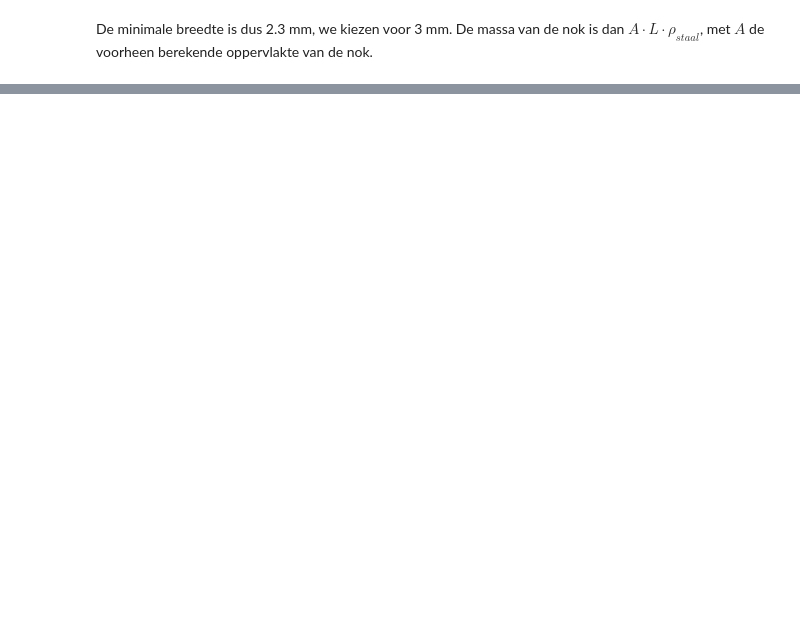
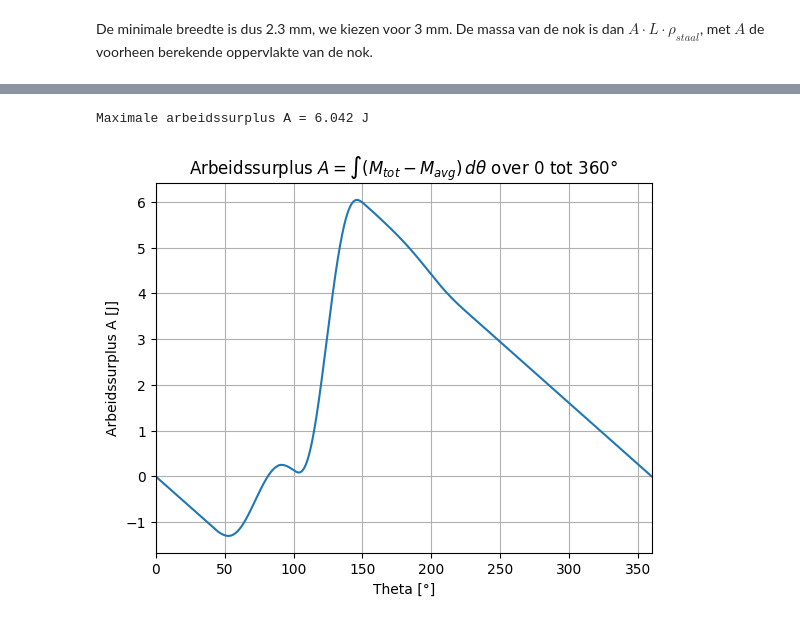
Before and after one commit to Ludopedia/Bewegingen---Emmanuel-en-Ludovic, a Jupyter notebook: Algoritme-nok-ontwerp - n°22 toegepast.ipynb, the cells around one changed output, grey strips where cells are left out. Drawn from its saved outputs; the diff is of its cells as text; code cells hidden in the pictures; blank space fills up the shorter version.

```diff
--- a/Algoritme-nok-ontwerp - n°22 toegepast.ipynb
+++ b/Algoritme-nok-ontwerp - n°22 toegepast.ipynb
@@ -1015,0 +1010,18 @@ Gemiddeld koppel over de cyclus: 1.54 Nm
+# %%
+A = np.zeros_like(theta)
+torque_diff = T_tot - T_avg
+A[1:] = np.cumsum((torque_diff[:-1] + torque_diff[1:]) / 2 * np.diff(theta))
+
+plt.figure()
+plt.plot(theta_deg, A)
+plt.xlabel('Theta [°]')
+plt.ylabel('Arbeidssurplus A [J]')
+plt.title(r'Arbeidssurplus $A = \int (M_{tot} - M_{avg})\, d\theta$ over 0 tot 360°')
+plt.xlim([0, 360])
+plt.grid(True)
+
+max_A = np.max(A)
+print(f'Maximale arbeidssurplus A = {max_A:.3f} J')
+# %% [output]
+Maximale arbeidssurplus A = 6.042 J
+[figure, added]
```
Also changed, not shown: parts of 25 cells of this notebook, 2 other files.
